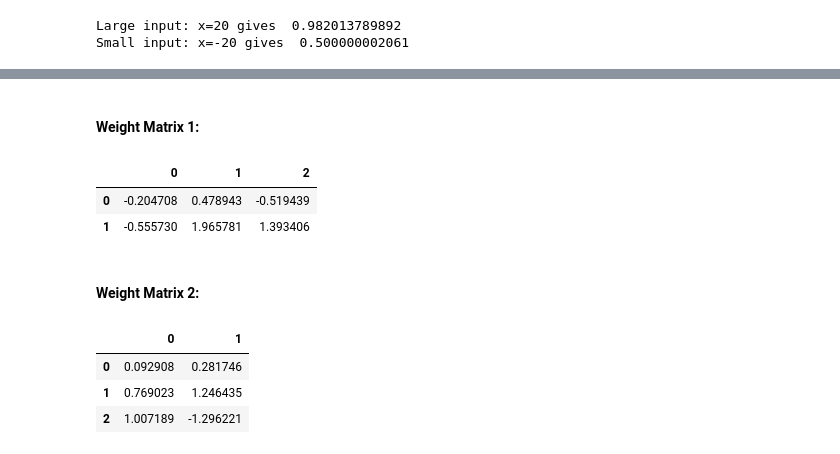
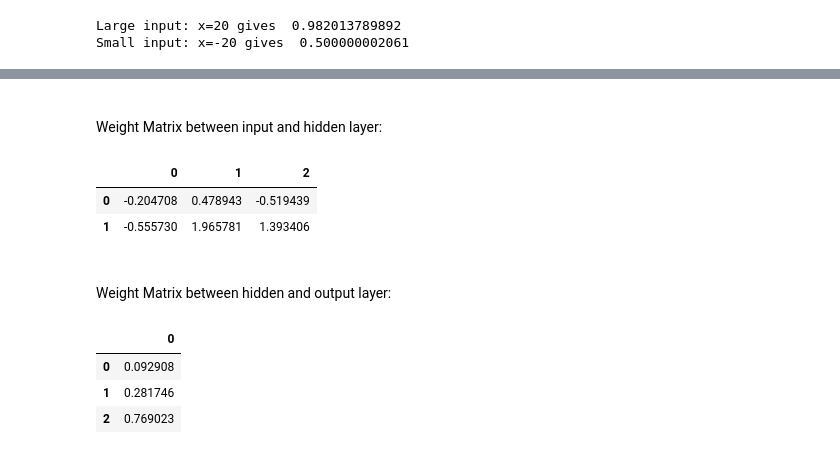
Before and after one commit to vinaybenny/build-it-from-scratch, a Jupyter notebook: notebooks/from_scratch_neural_network.ipynb, the cells around one changed output, grey strips where cells are left out. Drawn from its saved outputs; the diff is of its cells as text; code cells hidden in the pictures.

```diff
--- a/notebooks/from_scratch_neural_network.ipynb
+++ b/notebooks/from_scratch_neural_network.ipynb
@@ -138,36 +122,37 @@ In the beginning, we can initialise all the weights to random numbers drawn from
 # %%
 class Neuralnetwork():
 
     def __init__(self, config):
         np.random.seed(12345)
-        # Let  us restrict ourselves to 1 hidden layer
-        self.input_layer = config[0]
-        self.output_layer = config[2]
-        self.hidden_layer = config[1]
+
+        # For now, we restrict ourselves to 1 hidden layer for simplicity's sake
+        self.input_layer_size = config[0]
+        self.output_layer_size = config[2]
+        self.hidden_layer_size = config[1]
 
         # Since we have 3 layers, we will have 2 sets of weights
         # Initialise all these weights to 1 and biases to 0 - for now.
-        self.weight_list = [np.random.randn(self.input_layer, self.hidden_layer),
-                                 np.random.randn(self.hidden_layer, self.output_layer)]
+        self.weight_list = [np.random.randn(self.input_layer_size, self.hidden_layer_size),
+                                 np.random.randn(self.hidden_layer_size, self.output_layer_size)]
         return
 
-# Create a test neural network with 2 inputs, 3 neurons in hidden layer and 2 outputs
-neuralnet = Neuralnetwork([2,3,2])
+# Create a test neural network with 2 inputs, 3 neurons in hidden layer and 1 output
+neuralnet = Neuralnetwork([2,3,1])
 #print(*neuralnet.weight_list, sep='\n\n')
 
 # Display the weight matrices
-display(Markdown("<br />**Weight Matrix 1:**"),pd.DataFrame(neuralnet.weight_list[0]))
-display(Markdown("<br />**Weight Matrix 2:**"), pd.DataFrame(neuralnet.weight_list[1]))
+display(Markdown("<br />Weight Matrix between input and hidden layer:"),pd.DataFrame(neuralnet.weight_list[0]))
+display(Markdown("<br />Weight Matrix between hidden and output layer:"), pd.DataFrame(neuralnet.weight_list[1]))
 # %% [output]
-<br />**Weight Matrix 1:**
+<br />Weight Matrix between input and hidden layer:
 |  | 0 | 1 | 2 |
 | 0 | -0.204708 | 0.478943 | -0.519439 |
 | 1 | -0.555730 | 1.965781 | 1.393406 |
-<br />**Weight Matrix 2:**
+<br />Weight Matrix between hidden and output layer:
-|  | 0 | 1 |
-| 0 | 0.092908 | 0.281746 |
-| 1 | 0.769023 | 1.246435 |
-| 2 | 1.007189 | -1.296221 |
+|  | 0 |
+| 0 | 0.092908 |
+| 1 | 0.281746 |
+| 2 | 0.769023 |
 # %% [markdown]
 
 
```
Also changed, not shown: parts of 27 cells of this notebook.
